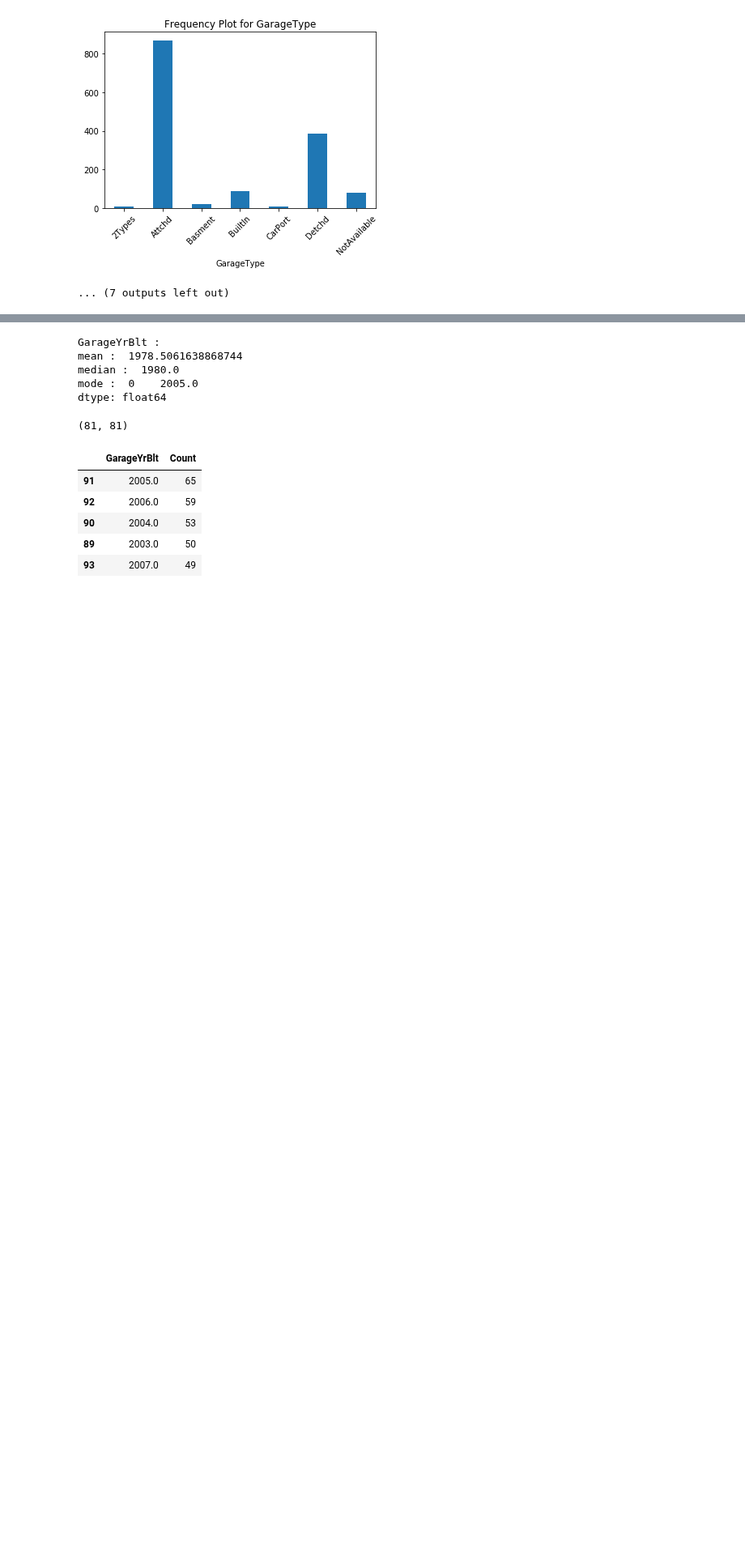
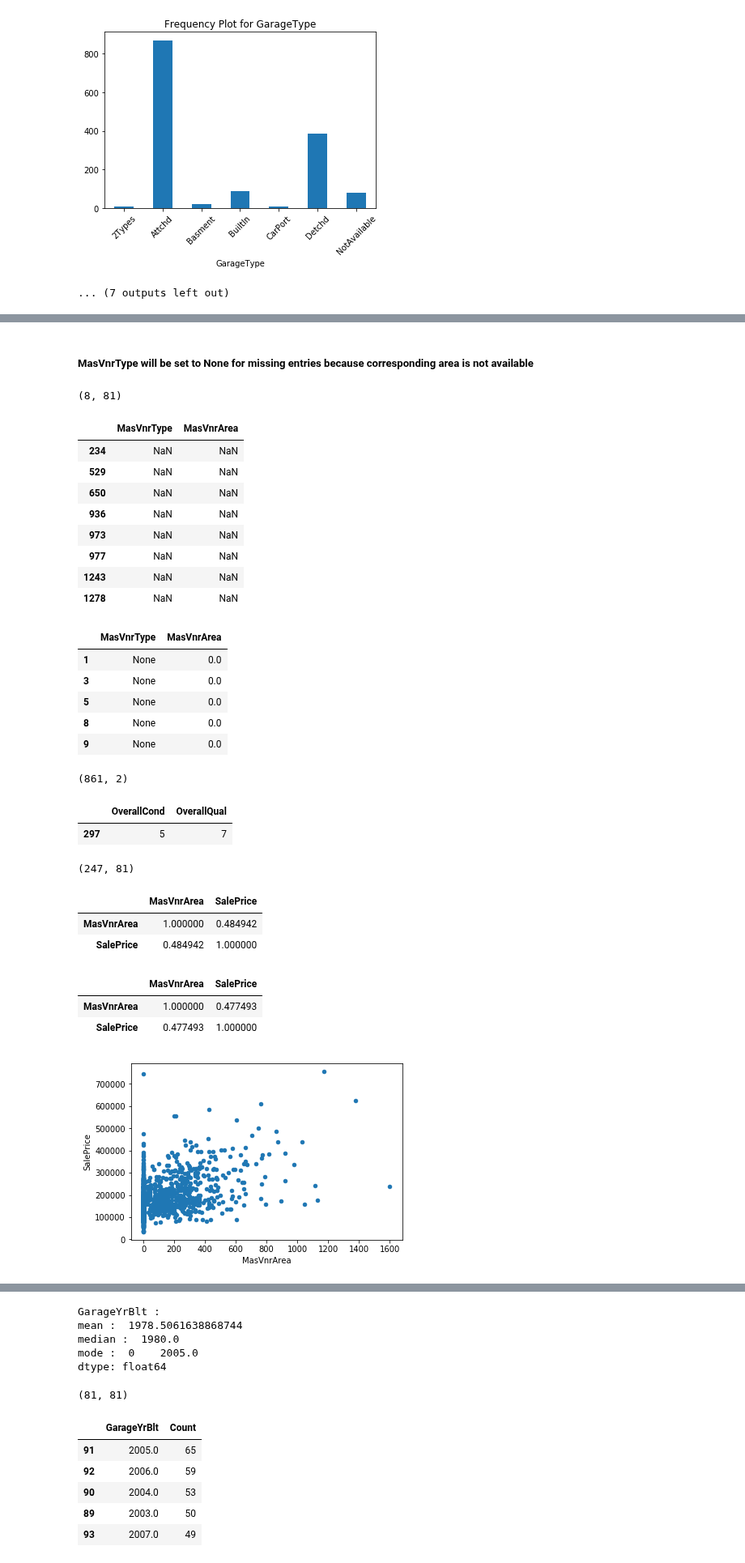
Before and after one commit to PadmarajBhat/Kaggle-Dataset-Exploration, a Jupyter notebook: House Prices- Advanced Regression Techniques/Data Wrangling/House Prices - ART(Wrangling).ipynb, the cells around one changed output, grey strips where cells are left out. Shown at 81% size. Saved outputs shown, nothing was run; the diff lists cells and outputs as text; code cells hidden in the pictures; blank space fills up the shorter version.

```diff
--- a/House Prices- Advanced Regression Techniques/Data Wrangling/House Prices - ART(Wrangling).ipynb
+++ b/House Prices- Advanced Regression Techniques/Data Wrangling/House Prices - ART(Wrangling).ipynb
@@ -115,0 +276,49 @@ False
+# %% [markdown]
+##### MasVnrType will be set to None for missing entries because corresponding area is not available
+# %%
+def MasVnrAreaWrangling():
+    df = pd.read_csv('train.csv')
+    print(df[df.MasVnrArea.isna()].shape)
+    display.display(df[['MasVnrType','MasVnrArea']][df.MasVnrArea.isna()])
+    display.display(df[['MasVnrType','MasVnrArea']][df.MasVnrArea ==0].head())
+    print(df[['MasVnrType','MasVnrArea']][df.MasVnrArea ==0].shape)
+
+    df.plot.scatter('MasVnrArea','SalePrice')
+
+    display.display(df[df.MasVnrArea > 1400][['OverallCond','OverallQual']])
+
+    display.display(df[(df.OverallCond == 5) & (df.OverallQual == 7)].shape)
+
+    display.display(df[df.MasVnrArea < 1400][['MasVnrArea','SalePrice']].corr())
+    display.display(df[['MasVnrArea','SalePrice']].corr())
+
+
+MasVnrAreaWrangling()
+# %% [output]
+(8, 81)
+|  | MasVnrType | MasVnrArea |
+| 234 | NaN | NaN |
+| 529 | NaN | NaN |
+| 650 | NaN | NaN |
+| 936 | NaN | NaN |
+| 973 | NaN | NaN |
+| 977 | NaN | NaN |
+| 1243 | NaN | NaN |
+| 1278 | NaN | NaN |
+|  | MasVnrType | MasVnrArea |
+| 1 | None | 0.0 |
+| 3 | None | 0.0 |
+| 5 | None | 0.0 |
+| 8 | None | 0.0 |
+| 9 | None | 0.0 |
+(861, 2)
+|  | OverallCond | OverallQual |
+| 297 | 5 | 7 |
+(247, 81)
+|  | MasVnrArea | SalePrice |
+| MasVnrArea | 1.000000 | 0.484942 |
+| SalePrice | 0.484942 | 1.000000 |
+|  | MasVnrArea | SalePrice |
+| MasVnrArea | 1.000000 | 0.477493 |
+| SalePrice | 0.477493 | 1.000000 |
+[figure, added]
```
Also changed, not shown: parts of 39 cells of this notebook.
